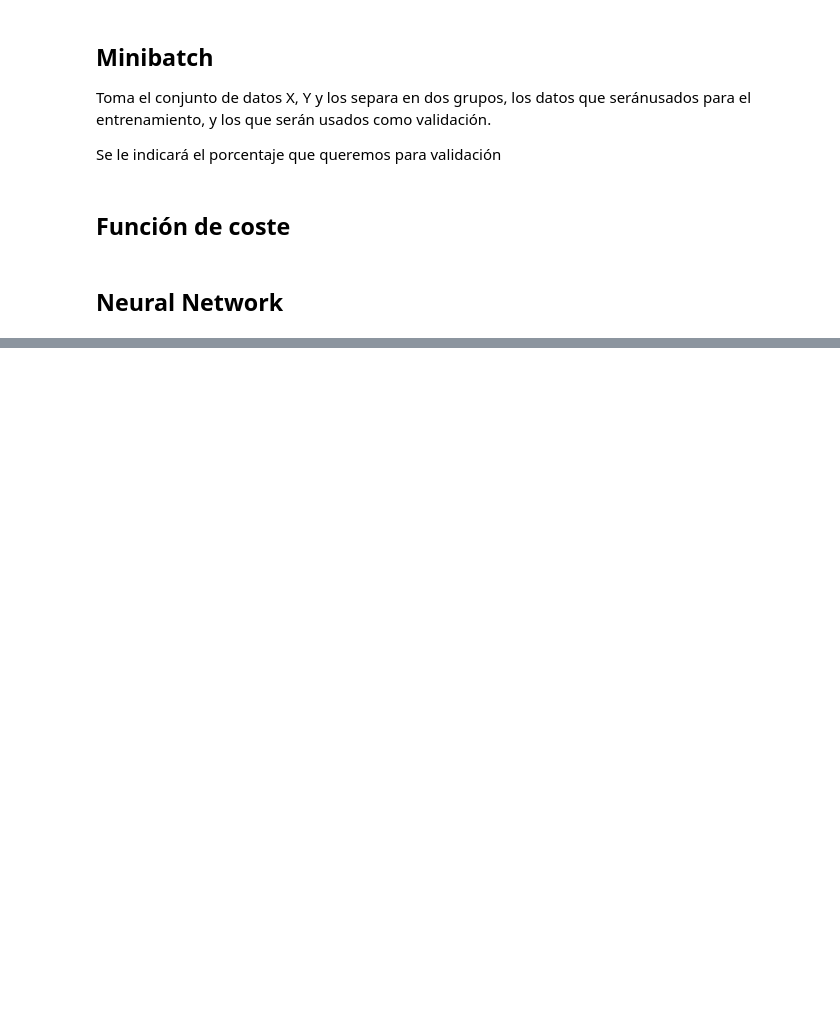
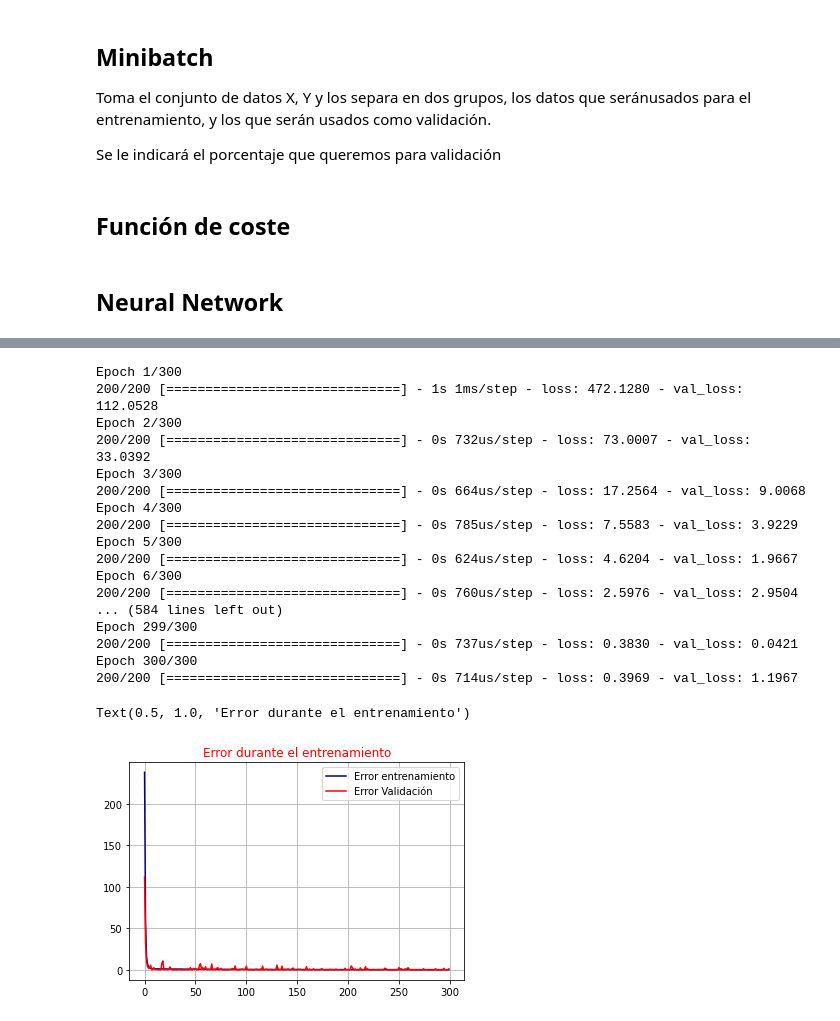
Before and after one commit to JuanDDiosRojas/NeuralNetworks, a Jupyter notebook: Constructor de Red.ipynb, the cells around one changed output, grey strips where cells are left out. Cells and saved outputs as stored; diff of their text form; code cells hidden in the pictures; blank space fills up the shorter version.

```diff
--- a/Constructor de Red.ipynb
+++ b/Constructor de Red.ipynb
@@ -174,0 +211,57 @@ array([23.89347057])
+# %%
+nodos=50
+split_size=0.8
+learning_rate=0.01
+epocas=300
+
+#Separamos los datos en validación y entrenamiento
+X_learn,Y_learn,X_val,Y_val=split(X,Y,split_size)
+
+#Armamos el modelo con estructura 'Sequential'
+model=models.Sequential()
+
+#la primer capa recibe un numero solamente, usaremos sigmoide como función de activación para la capa oculta
+capa1=layers.Dense(nodos, input_shape=(len(X[0]),),use_bias=1,activation='relu')
+#para la capa de salida usamos Id como activación
+salida=layers.Dense(len(Y[0]),use_bias=1)
+
+#armamos el modelo
+model.add(capa1)
+model.add(salida)
+#Ahora definimos el paso de compilación, con learning rate=0.001
+#Función de error cuadrático medio
+
+
+model.compile(optimizer=optimizers.RMSprop(lr=learning_rate), loss='mse')
+
+#por último traemos los datos de entrenamiento y los procesamos con 'fit()'
+history=model.fit(X_learn,Y_learn,validation_data=(X_val, Y_val),batch_size=4,epochs=epocas,shuffle=True)
+
+error=history.history['loss']
+exac=history.history['val_loss']
+epochs=np.arange(0,len(error))
+plt.plot(epochs,error,label='Error entrenamiento',color='darkblue')
+plt.plot(epochs,exac,label='Error Validación',color='r')
+plt.legend()
+plt.grid()
+plt.title('Error durante el entrenamiento',color='red')
+# %% [output]
+Epoch 1/300
+200/200 [==============================] - 1s 1ms/step - loss: 472.1280 - val_loss: 112.0528
+Epoch 2/300
+200/200 [==============================] - 0s 732us/step - loss: 73.0007 - val_loss: 33.0392
+Epoch 3/300
+200/200 [==============================] - 0s 664us/step - loss: 17.2564 - val_loss: 9.0068
+Epoch 4/300
+200/200 [==============================] - 0s 785us/step - loss: 7.5583 - val_loss: 3.9229
+Epoch 5/300
+200/200 [==============================] - 0s 624us/step - loss: 4.6204 - val_loss: 1.9667
+Epoch 6/300
+200/200 [==============================] - 0s 760us/step - loss: 2.5976 - val_loss: 2.9504
+... (584 lines left out)
+Epoch 299/300
+200/200 [==============================] - 0s 737us/step - loss: 0.3830 - val_loss: 0.0421
+Epoch 300/300
+200/200 [==============================] - 0s 714us/step - loss: 0.3969 - val_loss: 1.1967
+Text(0.5, 1.0, 'Error durante el entrenamiento')
+[figure, added]
```
Also changed, not shown: parts of 17 cells of this notebook.
